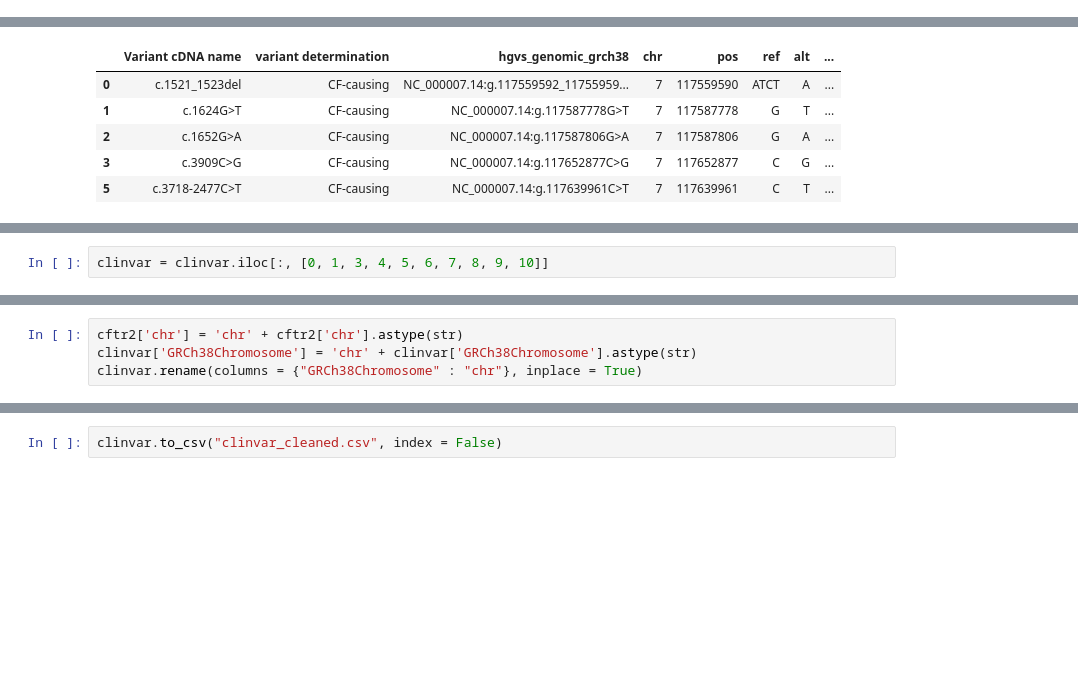
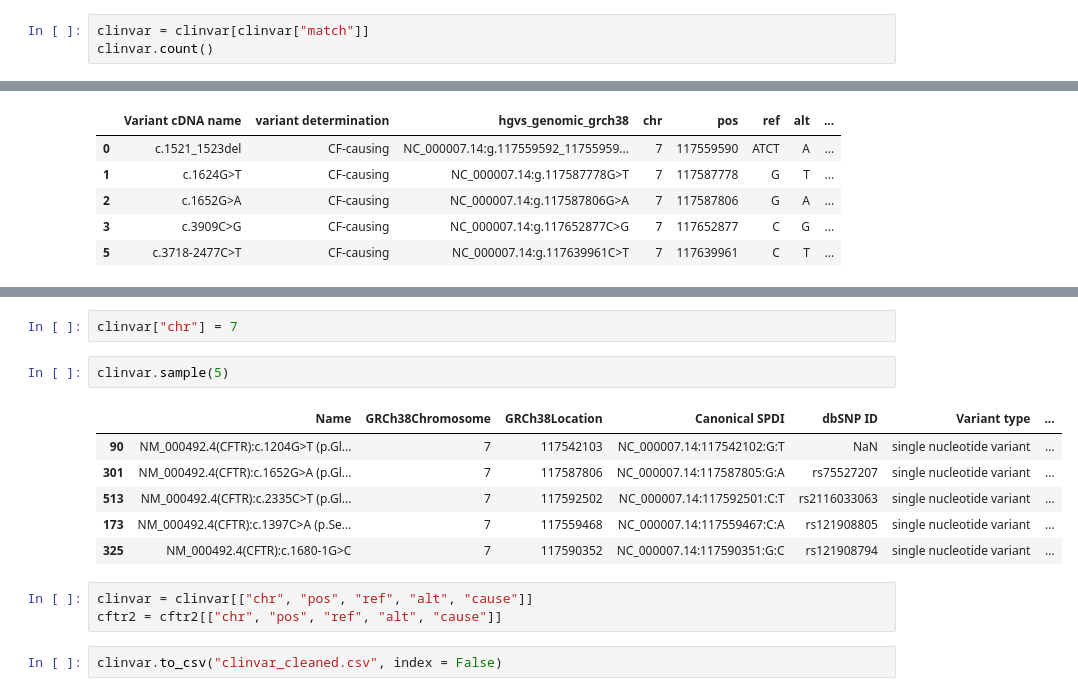
Before and after one commit to MrWhoCoded/cftr_disease_detection, a Jupyter notebook: cleaning_clinvar_cftr2.ipynb, the cells around one changed output, grey strips where cells are left out. Drawn from its saved outputs; the diff is of its cells as text; blank space fills up the shorter version.

```diff
--- a/cleaning_clinvar_cftr2.ipynb
+++ b/cleaning_clinvar_cftr2.ipynb
@@ -345,0 +534,3 @@ clinvar.head()
+# %%
+clinvar = clinvar[clinvar["match"]]
+clinvar.count()
@@ -367,5 +580,3 @@ clinvar.head()
 | 3 | NC_000007.14:g.117675861C>T | 7 | 117675861 | NC_000007.14:117675860:C:T | rs1554398510 | single nucleotide variant | Pathogenic | ... |
 | 4 | NG_016465.4:g.18346T>G | 7 | 117479129 | NC_000007.14:117479128:T:G | rs4148682 | single nucleotide variant | Benign | ... |
 | 5 | NM_000492.3(CFTR):c.-85C>G | 7 | 117480010 | NC_000007.14:117480009:C:G | rs530414231 | single nucleotide variant | Benign | ... |
-# %%
-clinvar = clinvar.iloc[:, [0, 1, 3, 4, 5, 6, 7, 8, 9, 10]]
@@ -381,4 +582,0 @@ clinvar.head()
-# %%
-cftr2['chr'] = 'chr' + cftr2['chr'].astype(str)
-clinvar['GRCh38Chromosome'] = 'chr' + clinvar['GRCh38Chromosome'].astype(str)
-clinvar.rename(columns = {"GRCh38Chromosome" : "chr"}, inplace = True)
@@ -403,3 +583,17 @@ clinvar.head()
+# %%
+clinvar["chr"] = 7
+# %%
+clinvar.sample(5)
+# %% [output]
+|  | Name | GRCh38Chromosome | GRCh38Location | Canonical SPDI | dbSNP ID | Variant type | ... |
+| 90 | NM_000492.4(CFTR):c.1204G>T (p.Gl... | 7 | 117542103 | NC_000007.14:117542102:G:T | NaN | single nucleotide variant | ... |
+| 301 | NM_000492.4(CFTR):c.1652G>A (p.Gl... | 7 | 117587806 | NC_000007.14:117587805:G:A | rs75527207 | single nucleotide variant | ... |
+| 513 | NM_000492.4(CFTR):c.2335C>T (p.Gl... | 7 | 117592502 | NC_000007.14:117592501:C:T | rs2116033063 | single nucleotide variant | ... |
+| 173 | NM_000492.4(CFTR):c.1397C>A (p.Se... | 7 | 117559468 | NC_000007.14:117559467:C:A | rs121908805 | single nucleotide variant | ... |
+| 325 | NM_000492.4(CFTR):c.1680-1G>C | 7 | 117590352 | NC_000007.14:117590351:G:C | rs121908794 | single nucleotide variant | ... |
+# %%
+clinvar = clinvar[["chr", "pos", "ref", "alt", "cause"]]
+cftr2 = cftr2[["chr", "pos", "ref", "alt", "cause"]]
 # %%
 clinvar.to_csv("clinvar_cleaned.csv", index = False)
 # %%
```
Also changed, not shown: parts of 42 cells of this notebook, 3 other files.
